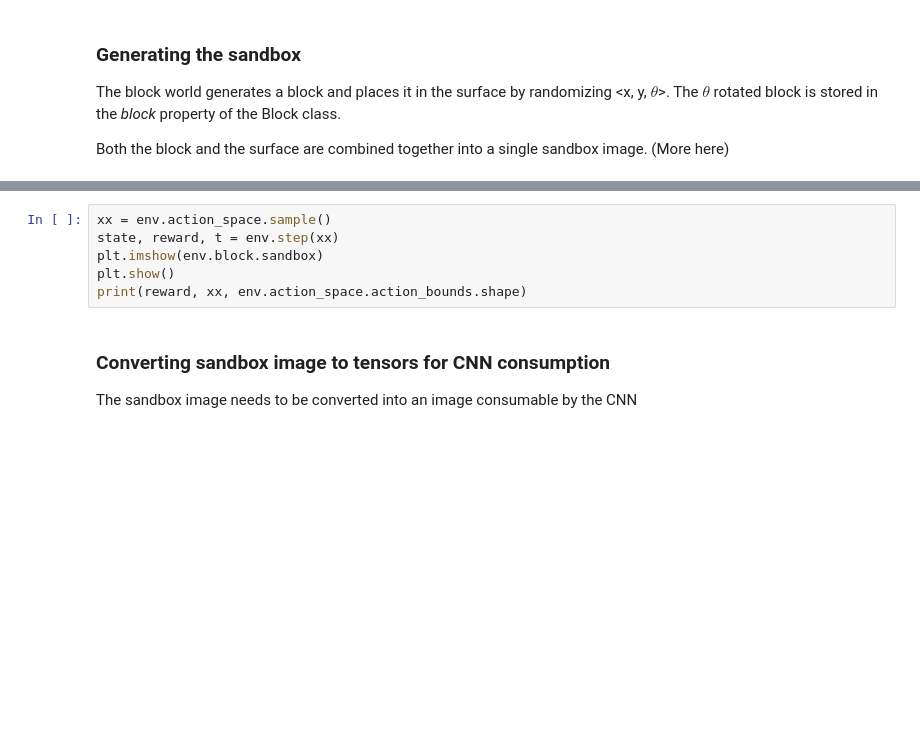
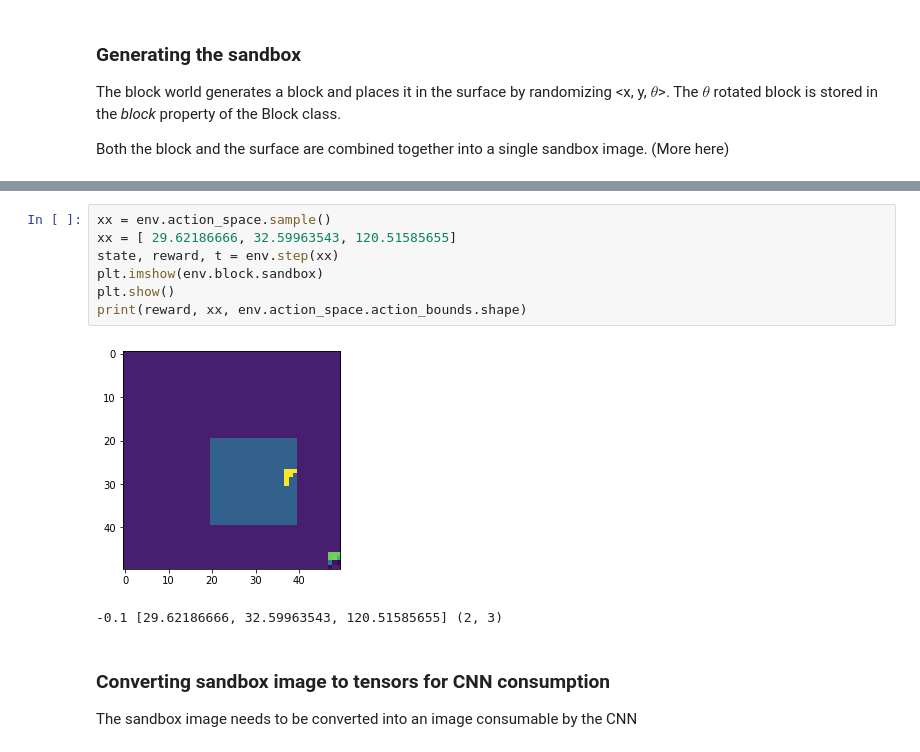
Before and after one commit to thoughtworks/PandoraRL, a Jupyter notebook: rlvs/block-placement.ipynb, the cells around one changed output, grey strips where cells are left out. Drawn from its saved outputs; the diff is of its cells as text; blank space fills up the shorter version.

```diff
--- a/rlvs/block-placement.ipynb
+++ b/rlvs/block-placement.ipynb
@@ -30,9 +41,13 @@ print(env.block.rotate_angle, env.block.shift_x, env.block.shift_y)
 # %%
 xx = env.action_space.sample()
+xx = [ 29.62186666, 32.59963543, 120.51585655]
 state, reward, t = env.step(xx)
 plt.imshow(env.block.sandbox)
 plt.show()
 print(reward, xx, env.action_space.action_bounds.shape)
+# %% [output]
+[figure, added]
+-0.1 [29.62186666, 32.59963543, 120.51585655] (2, 3)
 # %% [markdown]
 ### Converting sandbox image to tensors for CNN consumption
 The sandbox image needs to be converted into an image consumable by the CNN
```
Also changed, not shown: parts of 15 cells of this notebook, 4 other files.
